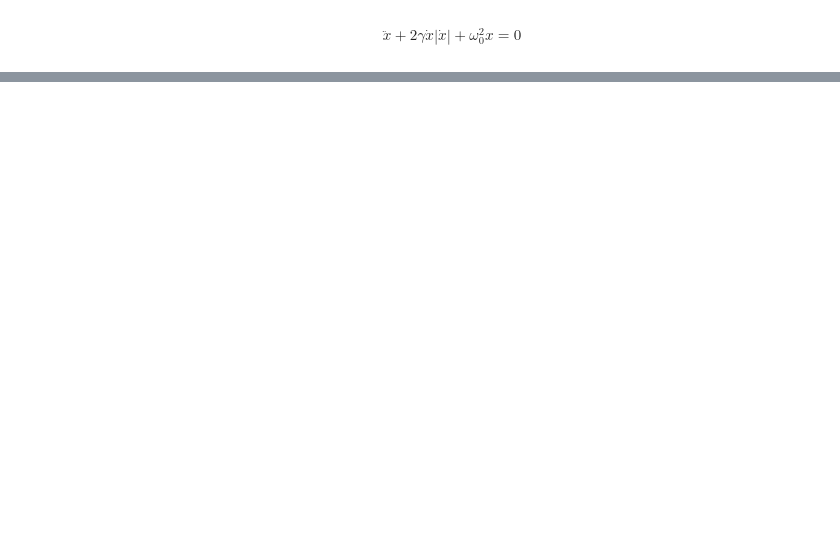
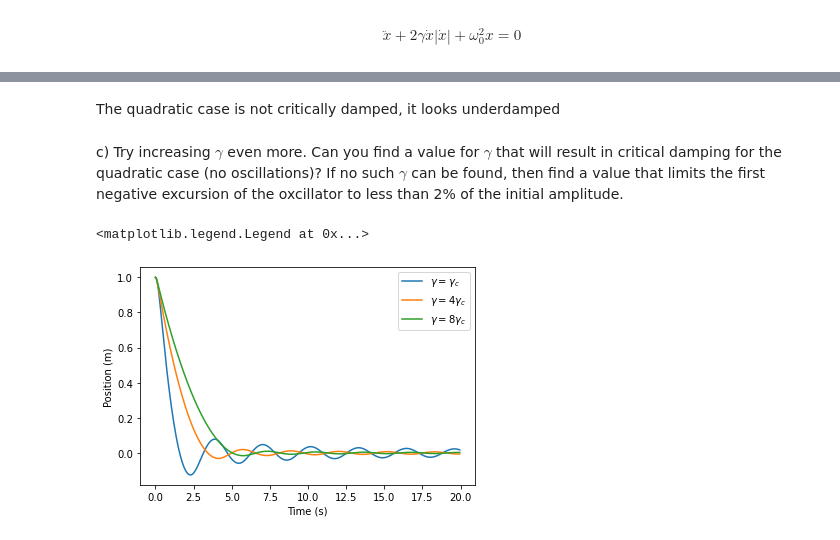
Before and after one commit to Youngposeidon/computational-mechanics-delivery, a Jupyter notebook: project2.ipynb, the cells around one changed output, grey strips where cells are left out. Cells and saved outputs as stored; diff of their text form; code cells hidden in the pictures; blank space fills up the shorter version.

```diff
--- a/project2.ipynb
+++ b/project2.ipynb
@@ -541,0 +585,33 @@ for j in range(len(gammas)):
+# %% [markdown]
+The quadratic case is not critically damped, it looks underdamped
+# %% [markdown]
+c) Try increasing $\gamma$ even more. Can you find a value for $\gamma$ that will result in critical damping for the quadratic case (no oscillations)? If no such $\gamma$ can be found, then find a value that limits the first negative excursion of the oxcillator to less than 2% of the initial amplitude.
+# %%
+gammas = np.arange(0.25*gammac,10*gammac,0.25*gammac)
+
+plt.figure()
+
+for j in range(len(gammas)):
+    gamma = gammas[j]
+
+    x0 = 1 # m
+    v0 = 0 # m/s
+
+    x = np.zeros((len(t),len(gammas)))
+    v = np.zeros((len(t),len(gammas)))
+    x[0,j] = x0
+    v[0,j] = v0
+
+    for i in range(len(t) - 1):
+        x[i+1,j], v[i+1,j] = rk2quad(x[i,j], v[i,j], gamma, w0, t[i])
+
+    if gamma == gammac or gamma == 4*gammac or gamma == 8*gammac:
+        plt.plot(t,x[:,j])
+
+plt.xlabel("Time (s)")
+plt.ylabel("Position (m)")
+
+plt.legend(["$\gamma = \gamma_c$","$\gamma = 4\gamma_c$","$\gamma = 8\gamma_c$"])
+# %% [output]
+<matplotlib.legend.Legend at 0x...>
+[figure, added]
```
Also changed, not shown: parts of 17 cells of this notebook.
